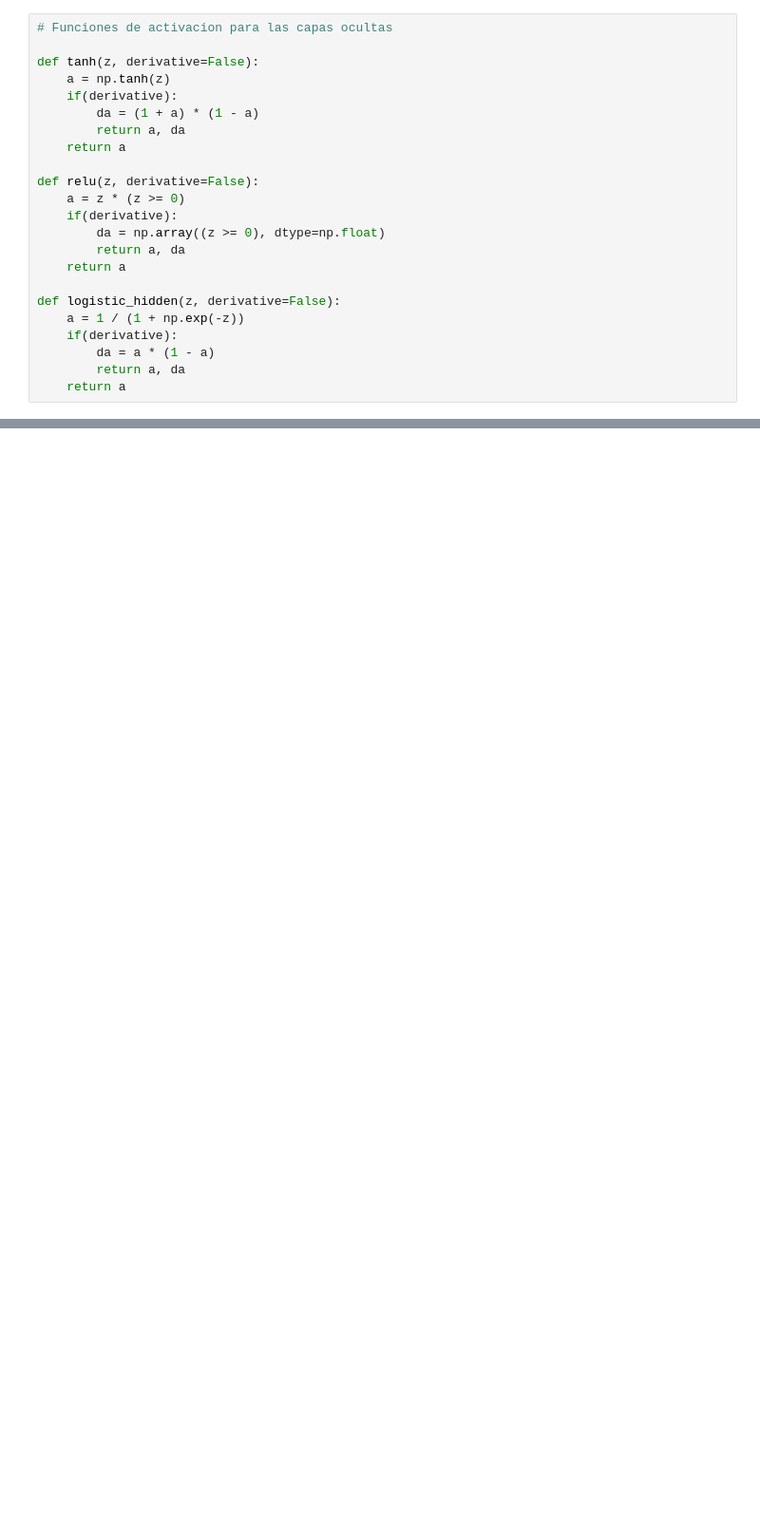
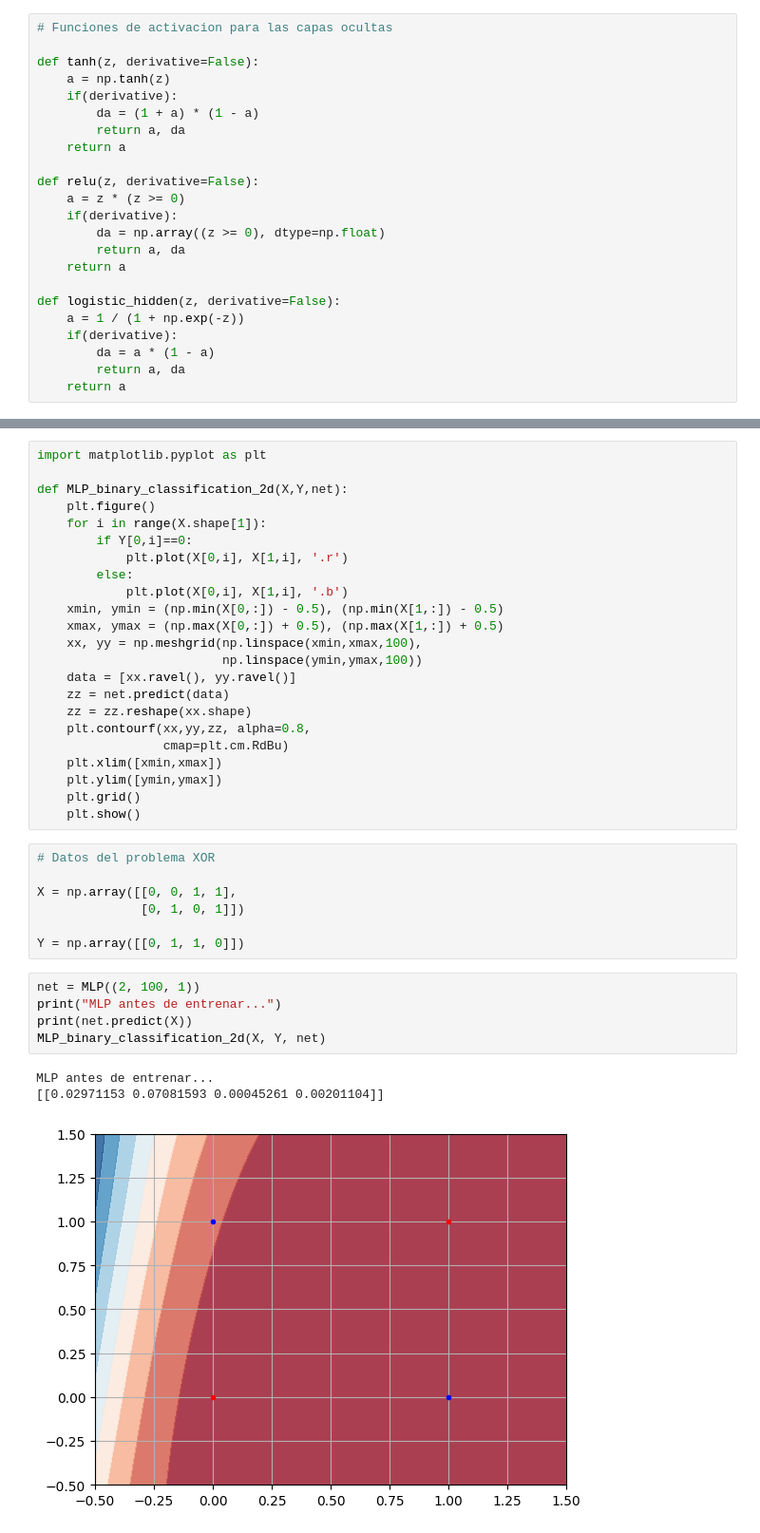
Before and after one commit to viccubas/autonomous_driving, a Jupyter notebook: MLP.ipynb, the cells around one changed output, grey strips where cells are left out. Shown at 95% size. Drawn from its saved outputs; the diff is of its cells as text; blank space fills up the shorter version.

```diff
--- a/MLP.ipynb
+++ b/MLP.ipynb
@@ -110 +109,40 @@ class MLP:
                     self.b[l] += lr * local_grad[l]
+# %%
+import matplotlib.pyplot as plt
+
+def MLP_binary_classification_2d(X,Y,net):
+    plt.figure()
+    for i in range(X.shape[1]):
+        if Y[0,i]==0:
+            plt.plot(X[0,i], X[1,i], '.r')
+        else:
+            plt.plot(X[0,i], X[1,i], '.b')
+    xmin, ymin = (np.min(X[0,:]) - 0.5), (np.min(X[1,:]) - 0.5)
+    xmax, ymax = (np.max(X[0,:]) + 0.5), (np.max(X[1,:]) + 0.5)
+    xx, yy = np.meshgrid(np.linspace(xmin,xmax,100),
+                         np.linspace(ymin,ymax,100))
+    data = [xx.ravel(), yy.ravel()]
+    zz = net.predict(data)
+    zz = zz.reshape(xx.shape)
+    plt.contourf(xx,yy,zz, alpha=0.8,
+                 cmap=plt.cm.RdBu)
+    plt.xlim([xmin,xmax])
+    plt.ylim([ymin,ymax])
+    plt.grid()
+    plt.show()
+# %%
+# Datos del problema XOR
+
+X = np.array([[0, 0, 1, 1],
+              [0, 1, 0, 1]])
+
+Y = np.array([[0, 1, 1, 0]])
+# %%
+net = MLP((2, 100, 1))
+print("MLP antes de entrenar...")
+print(net.predict(X))
+MLP_binary_classification_2d(X, Y, net)
+# %% [output]
+MLP antes de entrenar...
+[[0.02971153 0.07081593 0.00045261 0.00201104]]
+[figure, added]
```
Also changed, not shown: parts of 2 cells of this notebook, 8 other files.
